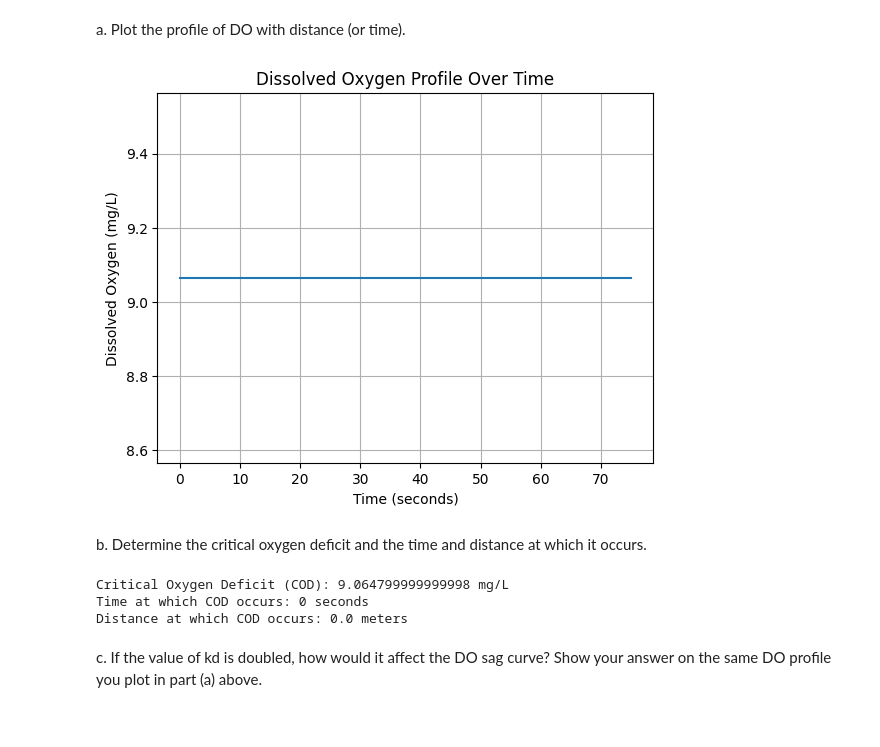
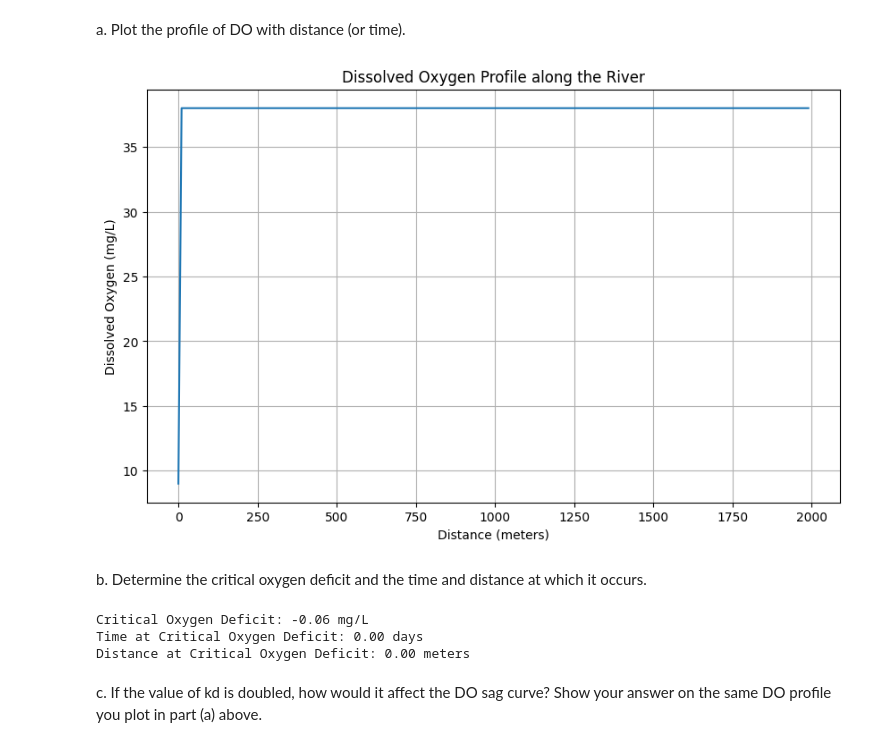
Before and after one commit to ROSE1290/First-Project, a Jupyter notebook: Untitled13.ipynb, the cells around one changed output. Saved outputs shown, nothing was run; the diff lists cells and outputs as text; code cells hidden in the pictures.

```diff
--- a/Untitled13.ipynb
+++ b/Untitled13.ipynb
@@ -38,51 +32,48 @@ D = -0.0000619
-# %%
-
-# sewage and rivwr water do saturation
-def calculate_DO_saturation(T):
-    return A + B * T + C * T**2 + D * T**3
-
-sewage_DO_saturation = calculate_DO_saturation(sewage_temperature)
-river_DO_saturation = calculate_DO_saturation(river_temperature)
-
-
-time_or_distance = []
-DO_profile = []
-
-for t in range(0, 100, 25):
-    sewage_DO_change = (sewage_BOD - river_BOD5) * (1 - (sewage_DO_saturation / calculate_DO_saturation(sewage_temperature)))
-    river_DO_change = (sewage_BOD - river_BOD5) * (1 - (river_DO_saturation / calculate_DO_saturation(river_temperature)))
-    total_change = (sewage_flow_rate / (river_flow_rate * 1000)) * (sewage_DO_change - river_DO_change)
-
-    time_or_distance.append(t)
-    DO_profile.append(river_DO_saturation + total_change)
+# %%
+
+def calculate_DO_saturation(T):
+    return 14.59 - 0.3955 * T + 0.0072 * T**2 - 0.0000619 * T**3
+
+DO_source = calculate_DO_saturation(T_wastewater)
+BOD_source = BOD_wastewater_20C * (1 - np.exp(-kd))
+
+distance = np.arange(0, 2000, 10)
+
+DO_concentration = np.zeros_like(distance)
+
+for i, d in enumerate(distance):
+    time = d / river_velocity
+    DO_concentration[i] = DO_source + (BOD_source - BOD5_river) * (1 - np.exp(-kd * time)) - (
+                DO_source - calculate_DO_saturation(T_river)) * np.exp(-kr * time)
 # %%
 
 
 
-plt.plot(time_or_distance, DO_profile)
-plt.xlabel('Time (seconds)')
+# Plot the DO profile
+plt.figure(figsize=(10, 6))
+plt.plot(distance, DO_concentration)
+plt.xlabel('Distance (meters)')
 plt.ylabel('Dissolved Oxygen (mg/L)')
-plt.title('Dissolved Oxygen Profile Over Time')
+plt.title('Dissolved Oxygen Profile along the River')
 plt.grid(True)
 plt.show()
 # %% [output]
-[figure, old version]
+[figure, new version]
 # %% [markdown]
 b. Determine the critical oxygen deficit and the time and distance at which it occurs.
-# %%
-# Calculate COD and corresponding time and distance
-COD = min(DO_profile)
-COD_index = DO_profile.index(COD)
-COD_time = time_or_distance[COD_index]
-COD_distance = COD_time * river_flow_velocity
-
-print("Critical Oxygen Deficit (COD):", COD, "mg/L")
-print("Time at which COD occurs:", COD_time, "seconds")
-print("Distance at which COD occurs:", COD_distance, "meters")
-# %% [output]
-Critical Oxygen Deficit (COD): 9.064799999999998 mg/L
-Time at which COD occurs: 0 seconds
-Distance at which COD occurs: 0.0 meters
+# %%
+
+critical_oxygen_deficit = min(DO_concentration) - calculate_DO_saturation(T_river)
+index_critical_deficit = np.argmin(DO_concentration)
+time_critical_deficit = distance[index_critical_deficit] / river_velocity
+
+print("Critical Oxygen Deficit: {:.2f} mg/L".format(critical_oxygen_deficit))
+print("Time at Critical Oxygen Deficit: {:.2f} days".format(time_critical_deficit))
+print("Distance at Critical Oxygen Deficit: {:.2f} meters".format(distance[index_critical_deficit]))
+# %% [output]
+Critical Oxygen Deficit: -0.06 mg/L
+Time at Critical Oxygen Deficit: 0.00 days
+Distance at Critical Oxygen Deficit: 0.00 meters
 # %% [markdown]
 c. If the value of kd is doubled, how would it affect the DO sag curve? Show your
 answer on the same DO profile you plot in part (a) above.
```
Also changed, not shown: parts of 6 cells of this notebook.
